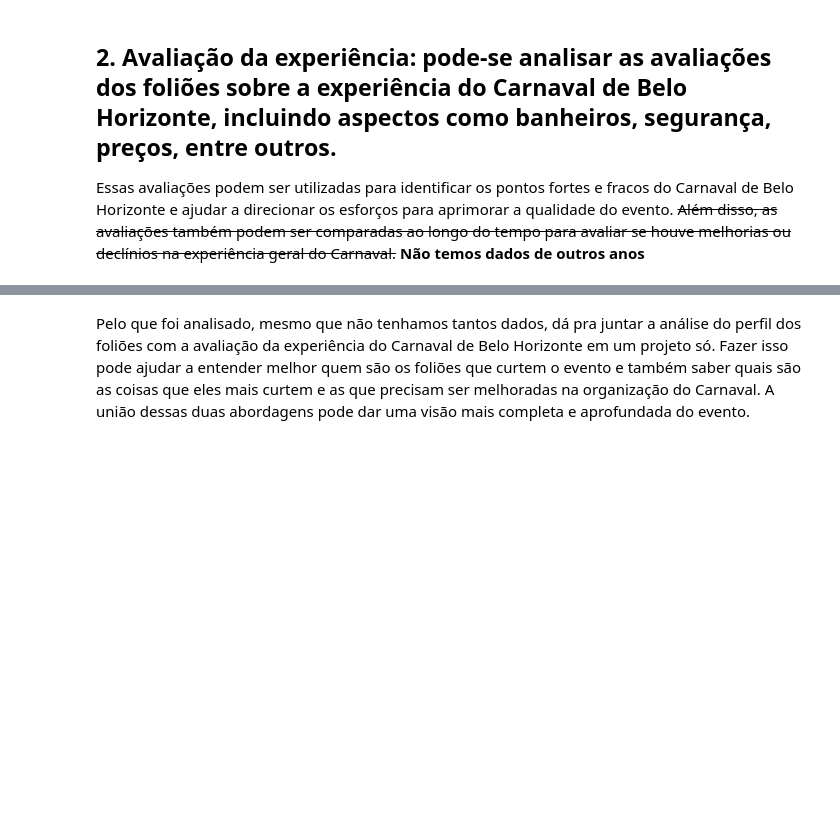
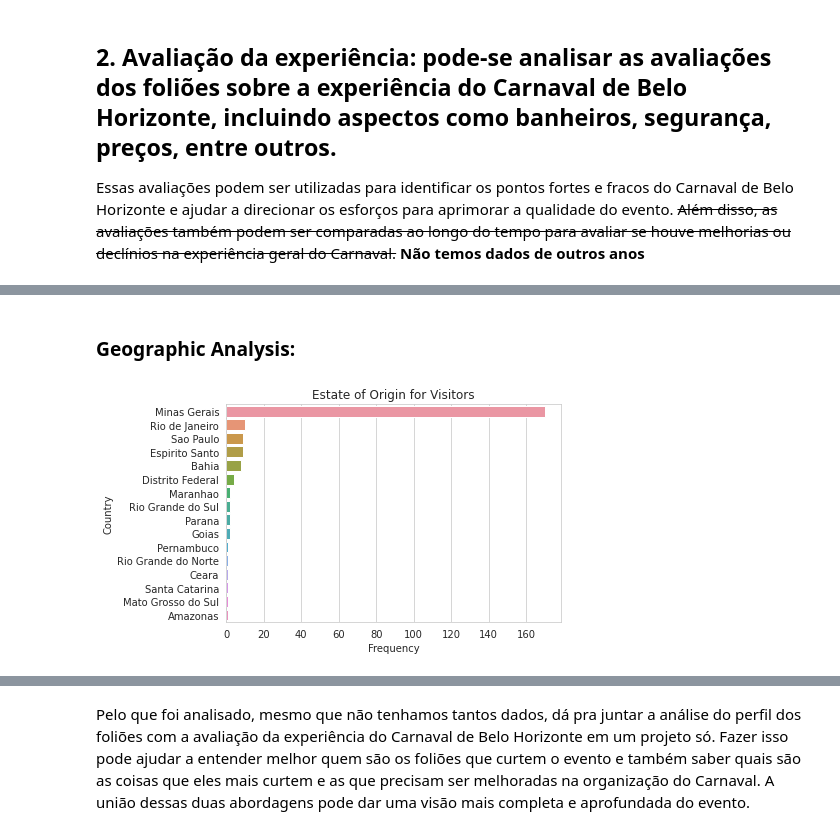
Before and after one commit to Aguiar-Gabriel/Carnaval-Pudding, a Jupyter notebook: Analise_Inicial.ipynb, the cells around one changed output, grey strips where cells are left out. Drawn from its saved outputs; the diff is of its cells as text; code cells hidden in the pictures; blank space fills up the shorter version.

```diff
--- a/Analise_Inicial.ipynb
+++ b/Analise_Inicial.ipynb
@@ -245,0 +287,11 @@ plt.show()
+# %% [markdown]
+### Geographic Analysis:
+# %%
+# Analyze state of origin
+sns.countplot(data=visitors_df, y='Estado', order=visitors_df['Estado'].value_counts().index)
+plt.xlabel('Frequency')
+plt.ylabel('Country')
+plt.title('Estate of Origin for Visitors')
+plt.show()
+# %% [output]
+[figure, added]
```
Also changed, not shown: parts of 24 cells of this notebook.
